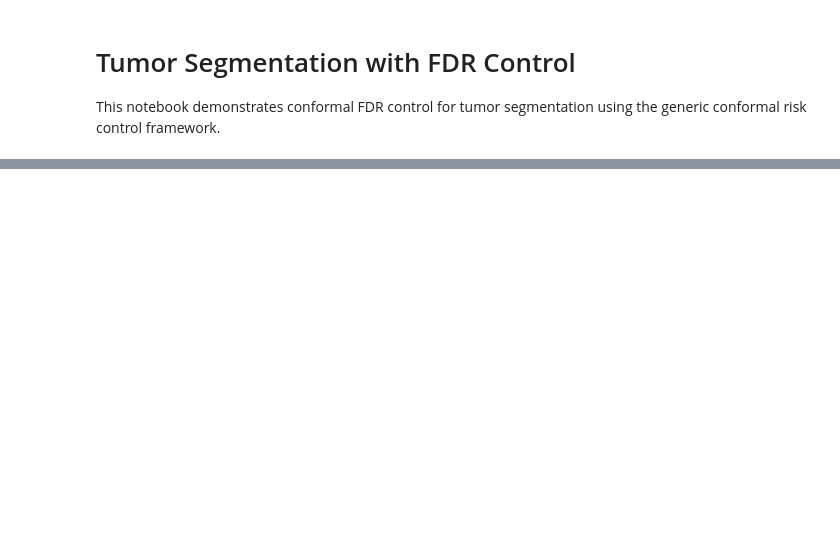
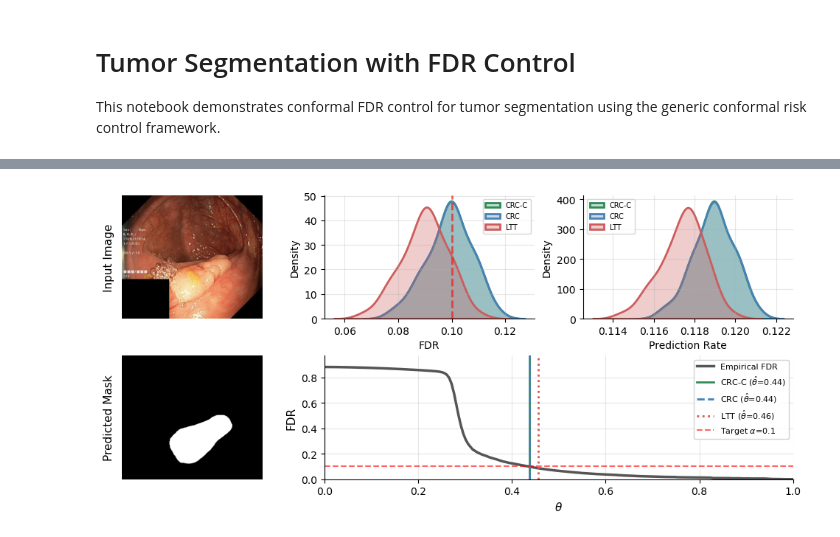
Before and after one commit to aangelopoulos/nonmonotonic-crc, a Jupyter notebook: fdr_tumor/tumor-segmentation.ipynb, the cells around one changed output, grey strips where cells are left out. Drawn from its saved outputs; the diff is of its cells as text; code cells hidden in the pictures; blank space fills up the shorter version.

```diff
--- a/fdr_tumor/tumor-segmentation.ipynb
+++ b/fdr_tumor/tumor-segmentation.ipynb
@@ -63,7 +63,7 @@ else:
 fdr_matrix_full = compute_or_load_fdr_matrix(sgmd, gt_masks, theta_grid, verbose=True)
 prediction_rate_full = compute_or_load_prediction_rate(sgmd, theta_grid)
 
-# Estimate beta using all data
-beta_hat_precomputed = estimate_beta(fdr_matrix_full, alpha, theta_grid, n_bootstrap_beta, method="def")
+# Estimate beta using all data. UNCOMMENT THE BELOW LINE TO RE- ESTIMATE BETA
+beta_hat_precomputed = 6.761792525915522e-05 #estimate_beta(fdr_matrix_full, alpha, theta_grid, n_bootstrap_beta, method="def") # With 100 bootstrap samples, the estimate is 6.761792525915522e-05
 print("Cached-beta-hat: ", beta_hat_precomputed)
 # %% [output]
@@ -384,8 +186,8 @@ Example segmentations with threshold θ̂ = 0.4354
 # %%
-# Master figure for paper: combines example, FDR curve, and distribution histograms
-np.random.seed(42)  # For reproducibility
+# Master figure for paper
+np.random.seed(42)
 
-# Select a good example image
+# Select example image
 rand_idx = np.random.choice(example_indexes)
 img = imread('../data/polyps/examples/' + str(rand_idx) + '.jpg')
 gt_mask = imread('../data/polyps/examples/' + str(rand_idx) + '_gt_mask.jpg')
@@ -394,74 +196,75 @@ predicted_mask = resize(sgmd[rand_idx] >= theta_final,
                        (img.shape[0], img.shape[1]),
                        anti_aliasing=False)
 
-# Create figure with GridSpec for flexible layout
+# Create figure with GridSpec
 fig = plt.figure(figsize=(12, 5))
-gs = fig.add_gridspec(2, 3, width_ratios=[1, 1.3, 1], height_ratios=[1, 1],
-                      wspace=0.3, hspace=0.35)
+gs = fig.add_gridspec(2, 3, width_ratios=[0.8, 1, 1], height_ratios=[1, 1],
+                      wspace=0.25, hspace=0.3)
 
-# Left column: Input image (top) and Predicted mask (bottom)
+# Left column: images with titles on the LEFT
 ax_input = fig.add_subplot(gs[0, 0])
 ax_input.imshow(img)
-ax_input.set_title('(a) Input Image', fontsize=11, fontweight='bold')
 ax_input.axis('off')
+ax_input.text(-0.05, 0.5, 'Input Image', transform=ax_input.transAxes,
+              fontsize=11, va='center', ha='right', rotation=90)
 
 ax_pred = fig.add_subplot(gs[1, 0])
 ax_pred.imshow(predicted_mask, cmap='gray')
-ax_pred.set_title('(b) Predicted Mask', fontsize=11, fontweight='bold')
 ax_pred.axis('off')
+ax_pred.text(-0.05, 0.5, 'Predicted Mask', transform=ax_pred.transAxes,
+             fontsize=11, va='center', ha='right', rotation=90)
 
-# Middle: FDR curve (spans both rows)
-ax_fdr = fig.add_subplot(gs[:, 1])
+# Top right: Two KDE plots side by side
+ax_fdr_kde = fig.add_subplot(gs[0, 1])
+sns.kdeplot(results_experiment['crc_c_fdr'], ax=ax_fdr_kde, label='CRC-C',
+            color='#2E8B57', linewidth=2, fill=True, alpha=0.3)
+sns.kdeplot(results_experiment['crc_fdr'], ax=ax_fdr_kde, label='CRC',
+            color='#4682B4', linewidth=2, fill=True, alpha=0.3)
+sns.kdeplot(results_experiment['ltt_fdr'], ax=ax_fdr_kde, label='LTT',
+            color='#CD5C5C', linewidth=2, fill=True, alpha=0.3)
+ax_fdr_kde.axvline(x=alpha, linewidth=2, linestyle='--', color='red', alpha=0.6)
+ax_fdr_kde.set_xlabel('FDR', fontsize=10)
+ax_fdr_kde.set_ylabel('Density', fontsize=10)
+ax_fdr_kde.legend(fontsize=7, loc='upper right')
+ax_fdr_kde.grid(True, alpha=0.3)
+sns.despine(ax=ax_fdr_kde)
+
+ax_pred_kde = fig.add_subplot(gs[0, 2])
+sns.kdeplot(results_experiment['crc_c_pred_rate'], ax=ax_pred_kde, label='CRC-C',
+            color='#2E8B57', linewidth=2, fill=True, alpha=0.3)
+sns.kdeplot(results_experiment['crc_pred_rate'], ax=ax_pred_kde, label='CRC',
+            color='#4682B4', linewidth=2, fill=True, alpha=0.3)
+sns.kdeplot(results_experiment['ltt_pred_rate'], ax=ax_pred_kde, label='LTT',
+            color='#CD5C5C', linewidth=2, fill=True, alpha=0.3)
+ax_pred_kde.set_xlabel('Prediction Rate', fontsize=10)
+ax_pred_kde.set_ylabel('Density', fontsize=10)
+ax_pred_kde.legend(fontsize=7, loc='upper left')
+ax_pred_kde.grid(True, alpha=0.3)
+sns.despine(ax=ax_pred_kde)
+
+# Bottom right: FDR curve (spans columns 1-2)
+ax_fdr = fig.add_subplot(gs[1, 1:])
 ax_fdr.plot(thetas_viz, fdr_curve, label='Empirical FDR', linewidth=2.5, color='#555555')
 ax_fdr.axvline(x=results_conservative['theta_hat'], linewidth=2, linestyle='-',
                label=f"CRC-C ($\\hat{{\\theta}}$={results_conservative['theta_hat']:.2f})", color='#2E8B57')
 ax_fdr.axvline(x=results_standard['theta_hat'], linewidth=2, linestyle='--',
                label=f"CRC ($\\hat{{\\theta}}$={results_standard['theta_hat']:.2f})", color='#4682B4')
 ax_fdr.axvline(x=results_ltt['theta_hat'], linewidth=2, linestyle=':',
                label=f"LTT ($\\hat{{\\theta}}$={results_ltt['theta_hat']:.2f})", color='#CD5C5C')
 ax_fdr.axhline(y=alpha, linewidth=1.5, linestyle='--',
                label=f'Target $\\alpha$={alpha}', color='red', alpha=0.6)
-ax_fdr.set_xlabel('Confidence Threshold ($\\theta$)', fontsize=11)
-ax_fdr.set_ylabel('False Discovery Rate', fontsize=11)
-ax_fdr.set_title('(c) FDR vs. Threshold', fontsize=11, fontweight='bold')
+ax_fdr.set_xlabel('$\\theta$', fontsize=11)
+ax_fdr.set_ylabel('FDR', fontsize=11)
 ax_fdr.legend(fontsize=8, loc='upper right', framealpha=0.9)
 ax_fdr.set_xlim([0, 1])
 ax_fdr.set_ylim([0, min(1.0, fdr_curve.max() * 1.1)])
 ax_fdr.grid(True, alpha=0.3)
 sns.despine(ax=ax_fdr)
 
-# Right column: FDR histogram (top) and Prediction rate histogram (bottom)
-ax_fdr_hist = fig.add_subplot(gs[0, 2])
-sns.kdeplot(results_experiment['crc_c_fdr'], ax=ax_fdr_hist, label='CRC-C',
-            color='#2E8B57', linewidth=2, fill=True, alpha=0.3)
-sns.kdeplot(results_experiment['crc_fdr'], ax=ax_fdr_hist, label='CRC',
-            color='#4682B4', linewidth=2, fill=True, alpha=0.3)
-sns.kdeplot(results_experiment['ltt_fdr'], ax=ax_fdr_hist, label='LTT',
-            color='#CD5C5C', linewidth=2, fill=True, alpha=0.3)
-ax_fdr_hist.axvline(x=alpha, linewidth=2, linestyle='--', color='red', alpha=0.6)
-ax_fdr_hist.set_xlabel('FDR', fontsize=10)
-ax_fdr_hist.set_ylabel('Density', fontsize=10)
-ax_fdr_hist.set_title('(d) FDR Distribution', fontsize=11, fontweight='bold')
-ax_fdr_hist.legend(fontsize=7, loc='upper right')
-ax_fdr_hist.grid(True, alpha=0.3)
-sns.despine(ax=ax_fdr_hist)
-
-ax_pred_hist = fig.add_subplot(gs[1, 2])
-sns.kdeplot(results_experiment['crc_c_pred_rate'], ax=ax_pred_hist, label='CRC-C',
-            color='#2E8B57', linewidth=2, fill=True, alpha=0.3)
-sns.kdeplot(results_experiment['crc_pred_rate'], ax=ax_pred_hist, label='CRC',
-            color='#4682B4', linewidth=2, fill=True, alpha=0.3)
-sns.kdeplot(results_experiment['ltt_pred_rate'], ax=ax_pred_hist, label='LTT',
-            color='#CD5C5C', linewidth=2, fill=True, alpha=0.3)
-ax_pred_hist.set_xlabel('Prediction Rate', fontsize=10)
-ax_pred_hist.set_ylabel('Density', fontsize=10)
-ax_pred_hist.set_title('(e) Prediction Rate Distribution', fontsize=11, fontweight='bold')
-ax_pred_hist.legend(fontsize=7, loc='upper left')
-ax_pred_hist.grid(True, alpha=0.3)
-sns.despine(ax=ax_pred_hist)
-
+os.makedirs('./plots', exist_ok=True)
 plt.savefig('./plots/master-figure-fdr-segmentation.pdf', dpi=300, bbox_inches='tight')
-plt.savefig('./plots/master-figure-fdr-segmentation.png', dpi=300, bbox_inches='tight')
 plt.show()
 
 print("Master figure saved to ./plots/master-figure-fdr-segmentation.pdf")
+# %% [output]
+[figure, added]
```
Also changed, not shown: parts of 13 cells of this notebook, 14 other files.
